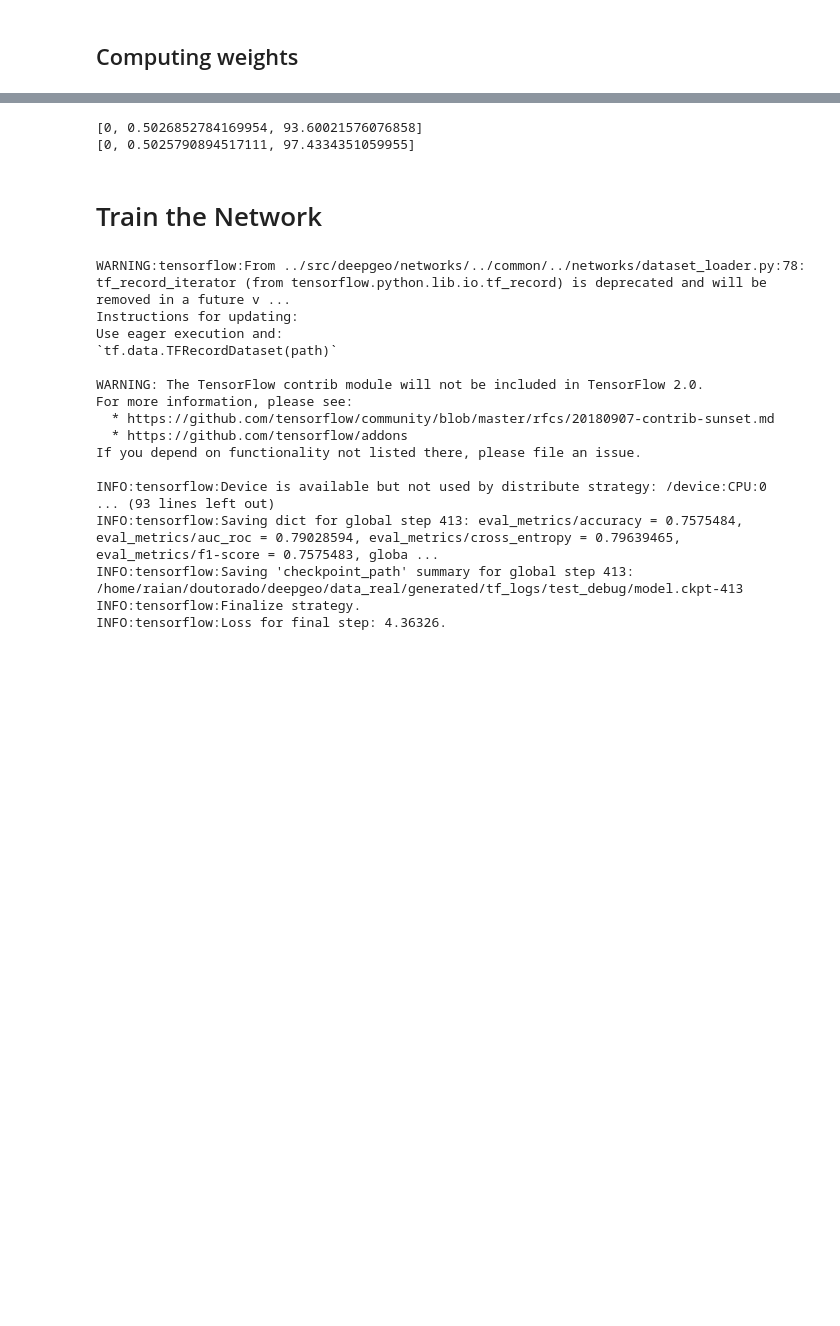
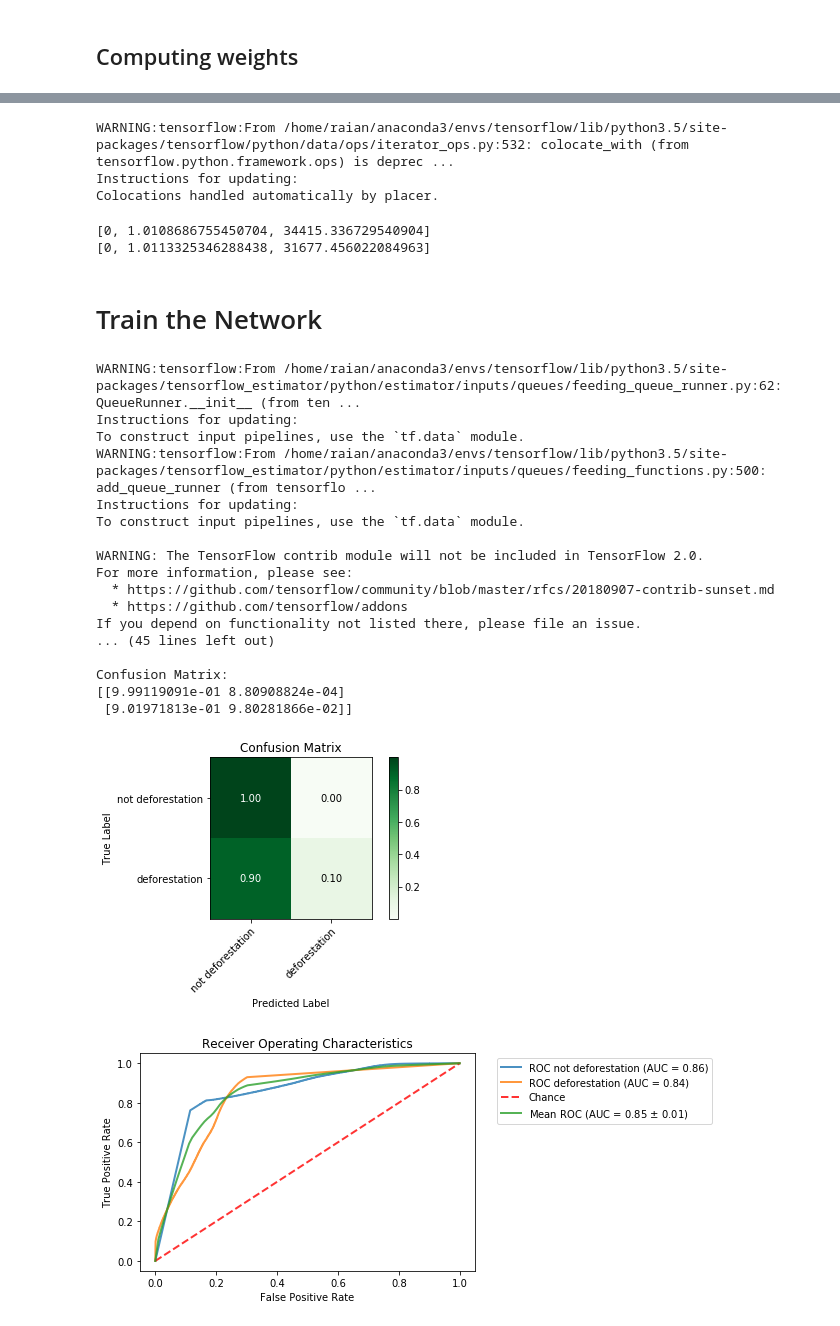
Before and after one commit to rvmaretto/deepgeo, a Jupyter notebook: notebooks/train_fcn.ipynb, the cells around one changed output, grey strips where cells are left out. Drawn from its saved outputs; the diff is of its cells as text; code cells hidden in the pictures; blank space fills up the shorter version.

```diff
--- a/notebooks/train_fcn.ipynb
+++ b/notebooks/train_fcn.ipynb
@@ -36,6 +36,6 @@ train_tfrecord = os.path.join(DATASET, 'dataset_train.tfrecord')
 test_tfrecord = os.path.join(DATASET, 'dataset_test.tfrecord')
 val_dataset = os.path.join(DATASET, 'dataset_valid.npz')
 # %%
-model_dir = '/home/raian/doutorado/deepgeo/data_real/generated/tf_logs/test_debug'
-!rm -rf {model_dir}/*
-!ls -al {model_dir}
+# model_dir = '/home/raian/doutorado/deepgeo/data_real/generated/tf_logs/test_debug'
+# !rm -rf {model_dir}/*
+# !ls -al {model_dir}
@@ -86,9 +44,16 @@ Colocations handled automatically by placer.
+# %%
+weights_train = lossf.compute_weights_inv_squared_proportion(train_tfrecord, class_names, ['no_data'])
+weights_eval = lossf.compute_weights_inv_squared_proportion(test_tfrecord, class_names, ['no_data'])
+# %% [output]
+WARNING:tensorflow:From /home/raian/anaconda3/envs/tensorflow/lib/python3.5/site-packages/tensorflow/python/data/ops/iterator_ops.py:532: colocate_with (from tensorflow.python.framework.ops) is deprec ...
+Instructions for updating:
+Colocations handled automatically by placer.
 # %%
 print(weights_train)
 print(weights_eval)
 # %% [output]
-[0, 0.5026852784169954, 93.60021576076858]
-[0, 0.5025790894517111, 97.4334351059955]
+[0, 1.0108686755450704, 34415.336729540904]
+[0, 1.0113325346288438, 31677.456022084963]
 # %% [markdown]
 # Train the Network
 # %%
@@ -100,45 +65,47 @@ params = {
     'filter_reduction': 0.5,
     'learning_rate': 0.1,
     'learning_rate_decay': True,
-    'decay_rate': 0.95,
+    'decay_rate': 0.95 ,
     'l2_reg_rate': 0.0005,
     # 'var_scale_factor': 2.0,  # TODO: Put the initializer as parameter
     'chips_tensorboard': 2,
     # 'dropout_rate': 0.5,  # TODO: Put a bool parameter to apply or not Dropout
-    'fusion': 'early',
-    'loss_func': 'weighted_cross_entropy',
+    'fusion': 'late',
+    'loss_func': 'avg_generalized_dice',
     'data_aug_ops': ['rot90', 'rot180', 'rot270', 'flip_left_right',
                      'flip_up_down', 'flip_transpose'],
-#     'data_aug_per_chip': 4,
+    'data_aug_per_chip': 4,
     'class_weights': {'train': weights_train, 'eval': weights_eval},
     'num_classes': len(class_names),
     'class_names': ['no data', 'not deforestation', 'deforestation'],
-    'num_compositions': 2,
+    'num_cofrom mpositions': 2,
     'bands_plot': [[1, 2, 3], [6, 7, 8]],
     'Notes': 'Testing.'
 }
 reload(mb)
 model = mb.ModelBuilder(network)
 # %%
-model.train(train_tfrecord, test_tfrecord, params, model_dir)
+# model.train(train_tfrecord, test_tfrecord, params, model_dir)
-# %% [output]
-WARNING:tensorflow:From ../src/deepgeo/networks/../common/../networks/dataset_loader.py:78: tf_record_iterator (from tensorflow.python.lib.io.tf_record) is deprecated and will be removed in a future v ...
-Instructions for updating:
-Use eager execution and:
-`tf.data.TFRecordDataset(path)`
-
-WARNING: The TensorFlow contrib module will not be included in TensorFlow 2.0.
-For more information, please see:
-  * https://github.com/tensorflow/community/blob/master/rfcs/20180907-contrib-sunset.md
-  * https://github.com/tensorflow/addons
-If you depend on functionality not listed there, please file an issue.
-
-INFO:tensorflow:Device is available but not used by distribute strategy: /device:CPU:0
-... (93 lines left out)
-INFO:tensorflow:Saving dict for global step 413: eval_metrics/accuracy = 0.7575484, eval_metrics/auc_roc = 0.79028594, eval_metrics/cross_entropy = 0.79639465, eval_metrics/f1-score = 0.7575483, globa ...
-INFO:tensorflow:Saving 'checkpoint_path' summary for global step 413: /home/raian/doutorado/deepgeo/data_real/generated/tf_logs/test_debug/model.ckpt-413
-INFO:tensorflow:Finalize strategy.
-INFO:tensorflow:Loss for final step: 4.36326.
 # %%
-# dataset = np.load(val_dataset)
-# model.validate(dataset['chips'], dataset['labels'], params, model_dir)
+dataset = np.load(val_dataset)
+model.validate(dataset['chips'], dataset['labels'], params, model_dir)
+# %% [output]
+WARNING:tensorflow:From /home/raian/anaconda3/envs/tensorflow/lib/python3.5/site-packages/tensorflow_estimator/python/estimator/inputs/queues/feeding_queue_runner.py:62: QueueRunner.__init__ (from ten ...
+Instructions for updating:
+To construct input pipelines, use the `tf.data` module.
+WARNING:tensorflow:From /home/raian/anaconda3/envs/tensorflow/lib/python3.5/site-packages/tensorflow_estimator/python/estimator/inputs/queues/feeding_functions.py:500: add_queue_runner (from tensorflo ...
+Instructions for updating:
+To construct input pipelines, use the `tf.data` module.
+
+WARNING: The TensorFlow contrib module will not be included in TensorFlow 2.0.
+For more information, please see:
+  * https://github.com/tensorflow/community/blob/master/rfcs/20180907-contrib-sunset.md
+  * https://github.com/tensorflow/addons
+If you depend on functionality not listed there, please file an issue.
+... (45 lines left out)
+
+Confusion Matrix:
+[[9.99119091e-01 8.80908824e-04]
+ [9.01971813e-01 9.80281866e-02]]
+[figure, added]
+[figure, added]
```
Also changed, not shown: parts of 4 cells of this notebook, 5 other files.
